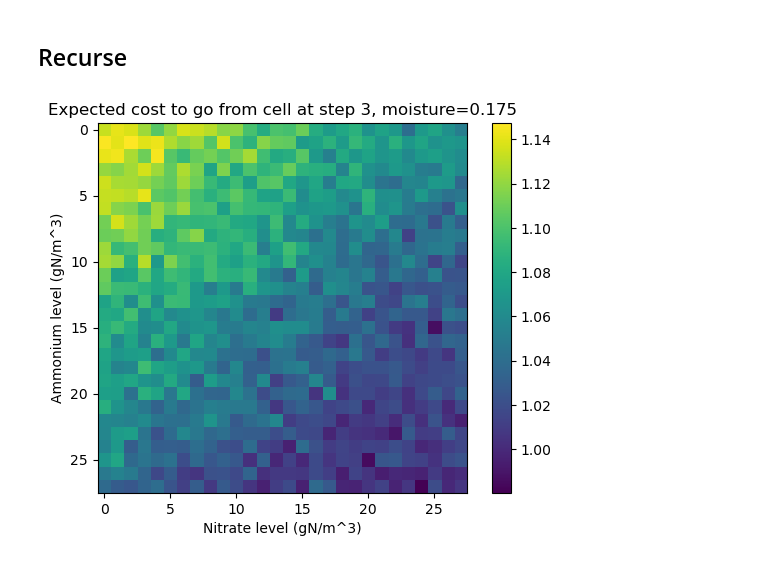
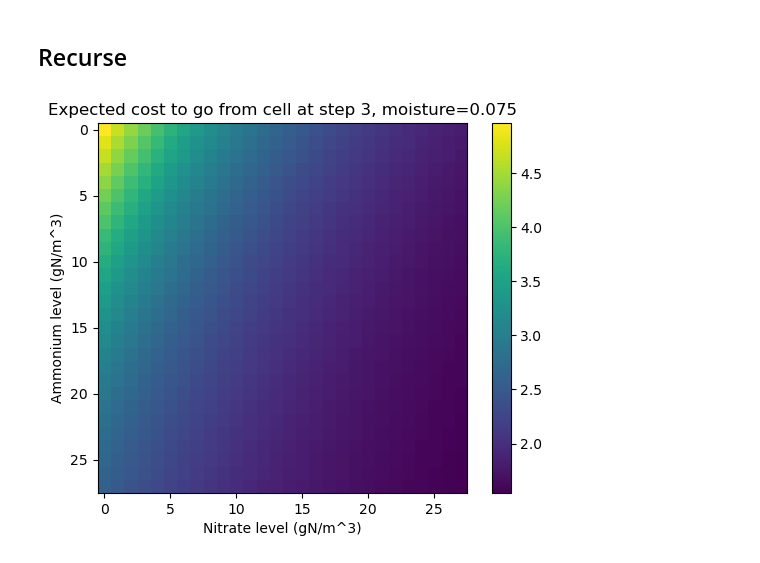
Before and after one commit to ryegleason/Optimal-Crop-Control, a Jupyter notebook: DPController.ipynb, the cells around one changed output. Cells and saved outputs as stored; diff of their text form; code cells hidden in the pictures.

Commit message:
Parallelized and bugfixed controller

```diff
--- a/DPController.ipynb
+++ b/DPController.ipynb
@@ -296,0 +315,14 @@ def to_indices(ammonium: float, nitrate: float, moisture: float):
+# %%
+rainfalls = []
+for i in range (NUM_TRIALS_PER_INITIAL_CONDITION):
+    rainfalls.append(generate_rain(CONTROL_TIMESTEP_DAYS))
+SOM_and_hydrology_per_moisture = []
+# with Pool(processes = 10) as pool:
+for moisture_idx in range(MOISTURE_NUM_STEPS):
+    initial_moisture = indices_to_values(0, 0, moisture_idx)[2]
+    trial_results = []
+    for rainfall in rainfalls:
+    # for result in pool.imap_unordered(lambda x : simulate_from_rain_through_SOM(x, initial_moisture), rainfalls):
+        result = simulate_from_rain_through_SOM(rainfall, initial_moisture)
+        trial_results.append(result)
+    SOM_and_hydrology_per_moisture.append(trial_results)
@@ -297,22 +361,16 @@ def to_indices(ammonium: float, nitrate: float, moisture: float):
 # %%
+# TODO make sparse
 transition_counts = np.zeros([AMMONIUM_NUM_STEPS, NITRATE_NUM_STEPS, MOISTURE_NUM_STEPS, AMMONIUM_NUM_STEPS, NITRATE_NUM_STEPS, MOISTURE_NUM_STEPS], np.uint16)
 expected_plant_N_deficit = np.zeros([AMMONIUM_NUM_STEPS, NITRATE_NUM_STEPS, MOISTURE_NUM_STEPS], np.float64)
 
-# TODO fix rainfall across initial conditions
-NUM_TRIALS_PER_INITIAL_CONDITION = 1000
-# TODO parallelize
-for initial_ammonium in np.linspace(AMMONIUM_GRID_SIZE / 2.0, MAX_AMMONIUM - AMMONIUM_GRID_SIZE/2.0, AMMONIUM_NUM_STEPS):
-    for initial_nitrate in np.linspace(NITRATE_GRID_SIZE / 2.0, MAX_NITRATE - NITRATE_GRID_SIZE/2.0, NITRATE_NUM_STEPS):
-        for initial_moisture in np.linspace(MOISTURE_GRID_SIZE / 2.0, MAX_MOISTURE - MOISTURE_GRID_SIZE/2.0, MOISTURE_NUM_STEPS):
-            # print("Ammonium: {}, Nitrate: {}, Moisture: {}".format(initial_ammonium, initial_nitrate, initial_moisture))
-            for i in range(NUM_TRIALS_PER_INITIAL_CONDITION):
-                end_moisture, end_ammonium, end_nitrate, n_deficit_cost = simulate_all(CONTROL_TIMESTEP_DAYS, initial_moisture, initial_ammonium, initial_nitrate)
-
-                initial_indices = to_indices(initial_ammonium, initial_nitrate, initial_moisture)
-                end_indices = to_indices(end_ammonium, end_nitrate, end_moisture)
-                transition_counts[*initial_indices, *end_indices] += 1
-                expected_plant_N_deficit[*initial_indices] += n_deficit_cost
-expected_plant_N_deficit = expected_plant_N_deficit / NUM_TRIALS_PER_INITIAL_CONDITION
+# 2m 39s with N=10, chunksize default, 10 threads
+# 1+ hours with N=10, chunksize 64, 10 threads
+# 24m 57s with N=100, chunksize default, 12 threads
+with Pool(processes = 12) as pool: # parallel processing
+    for transition_probability_results in pool.imap_unordered(transition_probabilities_from_initial_condition, iter(InitialConditionIterator())):
+        initial_ammonium_idx, initial_nitrate_idx, initial_moisture_idx, end_state_counts, average_N_deficit_cost = transition_probability_results
+        transition_counts[initial_ammonium_idx, initial_nitrate_idx, initial_moisture_idx] = end_state_counts
+        expected_plant_N_deficit[initial_ammonium_idx, initial_nitrate_idx, initial_moisture_idx] = average_N_deficit_cost
 # %%
 plt.figure()
 plt.imshow(np.transpose(np.sum(transition_counts, (0, 1, 3, 4), np.float64)) / (NUM_TRIALS_PER_INITIAL_CONDITION * AMMONIUM_NUM_STEPS * NITRATE_NUM_STEPS), origin="lower")
@@ -342,6 +400,6 @@ Text(0, 0.5, 'Nitrate 14 days later')
 # %%
 def moisture_idx_to_string(moisture_index: int):
-    return str(round(i * MOISTURE_GRID_SIZE + MOISTURE_GRID_SIZE / 2.0, 3))
+    return str(round(moisture_index * MOISTURE_GRID_SIZE + MOISTURE_GRID_SIZE / 2.0, 3))
 
 for i in range(MOISTURE_NUM_STEPS):
     plt.figure()
@@ -374,7 +432,7 @@ NUM_CONTROL_STEPS = 5
 optimal_cost_to_go = np.ndarray([NUM_CONTROL_STEPS, AMMONIUM_NUM_STEPS, NITRATE_NUM_STEPS, MOISTURE_NUM_STEPS], np.float64)
 optimal_ammonium_add_in_cells = np.ndarray([NUM_CONTROL_STEPS, AMMONIUM_NUM_STEPS, NITRATE_NUM_STEPS, MOISTURE_NUM_STEPS], np.uint8)
 optimal_nitrate_add_in_cells = np.ndarray([NUM_CONTROL_STEPS, AMMONIUM_NUM_STEPS, NITRATE_NUM_STEPS, MOISTURE_NUM_STEPS], np.uint8)
-COST_PER_N = 0.005 #TODO increase
+COST_PER_N = 0.05 #TODO this is fake for now
 # %%
 #TODO irrigation?
 def find_optimal_cost_and_input(cost_to_go_from_cell_without_fertilizer: npt.NDArray[np.float64], output_cost_to_go: npt.NDArray[np.float64], output_ammonium_add_cells: npt.NDArray[np.uint8], output_nitrate_add_cells: npt.NDArray[np.uint8]):
@@ -438,17 +496,18 @@ for i in range(MOISTURE_NUM_STEPS):
 # %%
 for i in reversed(range(NUM_CONTROL_STEPS - 1)):
     expected_cost_to_go_from_cell = np.ndarray([AMMONIUM_NUM_STEPS, NITRATE_NUM_STEPS, MOISTURE_NUM_STEPS], np.float64)
     for ammonium_index in range(AMMONIUM_NUM_STEPS):
         for nitrate_index in range(NITRATE_NUM_STEPS):
             for moisture_index in range(MOISTURE_NUM_STEPS):
                 expected_cost_to_go_from_cell[ammonium_index, nitrate_index, moisture_index] = np.sum(transition_counts[ammonium_index, nitrate_index, moisture_index] * optimal_cost_to_go[i + 1]) / NUM_TRIALS_PER_INITIAL_CONDITION
                 # expected_cost_to_go_from_cell[ammonium_index, nitrate_index, moisture_index] = np.sum(transition_counts[ammonium_index, nitrate_index, moisture_index] * optimal_cost_to_go[-1, :, :, :])
+    expected_cost_to_go_from_cell += expected_plant_N_deficit
     plt.figure()
     plt.imshow(expected_cost_to_go_from_cell[:, :, 1])
     plt.colorbar()
     plt.title("Expected cost to go from cell at step " + str(i) + ", moisture=" + moisture_idx_to_string(1))
     plt.ylabel("Ammonium level (gN/m^3)")
     plt.xlabel("Nitrate level (gN/m^3)")
     find_optimal_cost_and_input(expected_cost_to_go_from_cell, optimal_cost_to_go[i], optimal_ammonium_add_in_cells[i], optimal_nitrate_add_in_cells[i])
 # %% [output]
-[figure, old version]
+[figure, new version]
```
Also changed, not shown: parts of 20 cells of this notebook.
